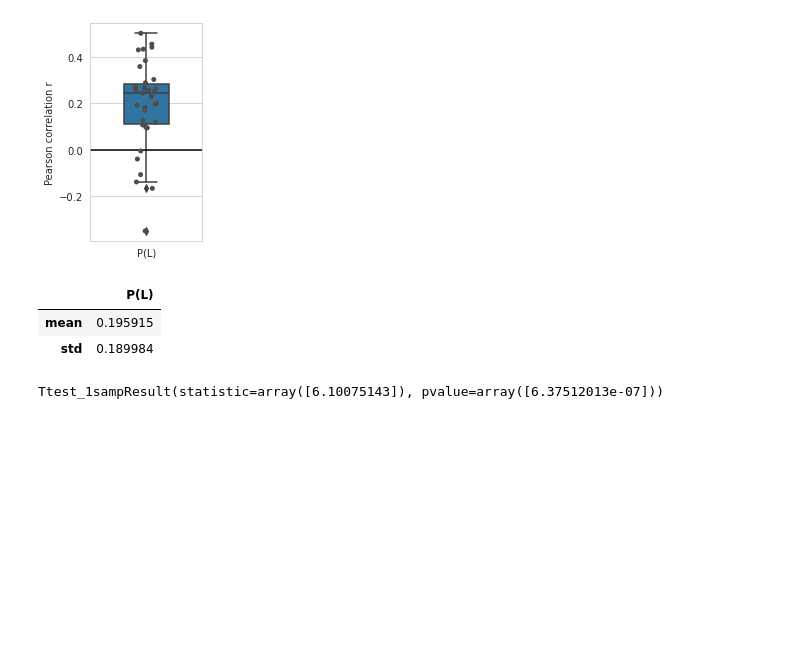
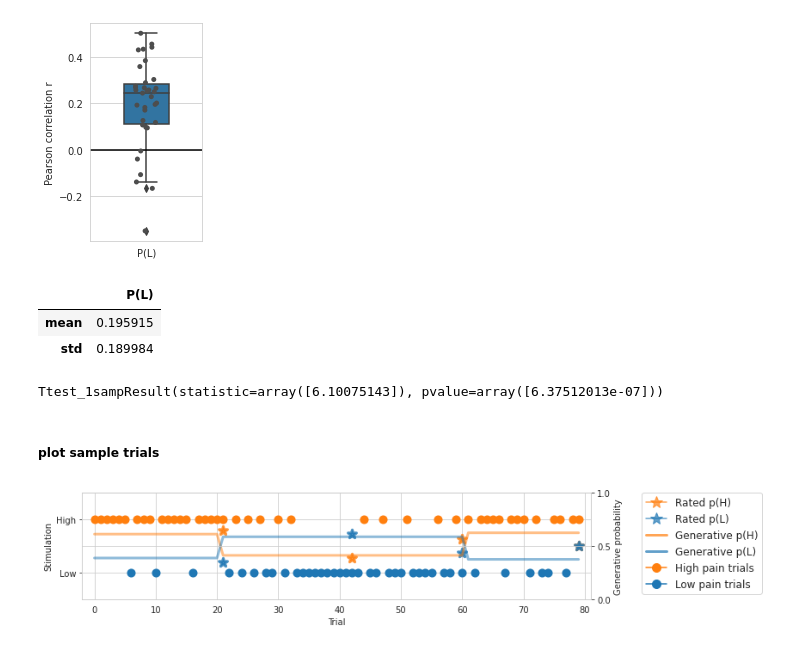
Before and after one commit to syzhang/tsl_hbi, a Jupyter notebook: behavioural/plot_behav.ipynb, the cells around one changed output. Cells and saved outputs as stored; diff of their text form; code cells hidden in the pictures; blank space fills up the shorter version.

Commit message:
plot behav example

```diff
--- a/behavioural/plot_behav.ipynb
+++ b/behavioural/plot_behav.ipynb
@@ -188,3 +188,11 @@ dfm_sj.agg(['mean', 'std'])
 stats.ttest_1samp(dfm_sj, 0)
 # %% [output]
 Ttest_1sampResult(statistic=array([6.10075143]), pvalue=array([6.37512013e-07]))
+# %% [markdown]
+##### plot sample trials
+# %%
+df_gm = pd.read_csv('../data/fmri_behavioural_new.csv')
+df_gm['gen_p1g1'] = 1 - df_gm['gen_p2g1']
+df_gm['gen_p2g2'] = 1 - df_gm['gen_p1g2']
+df_gm['gen_p1'] = (df_gm['gen_p1g1'] + df_gm['gen_p1g2'])/(df_gm['gen_p1g1'] + df_gm['gen_p1g2']+df_gm['gen_p2g1'] + df_gm['gen_p2g2'])
+df_gm['gen_p2'] = (df_gm['gen_p2g1'] + df_gm['gen_p2g2'])/(df_gm['gen_p1g1'] + df_gm['gen_p1g2']+df_gm['gen_p2g1'] + df_gm['gen_p2g2'])
@@ -190,0 +264,4 @@ Ttest_1sampResult(statistic=array([6.10075143]), pvalue=array([6.37512013e-07]))
+# %%
+plot_data(df_gm.iloc[:80], order=0)
+# %% [output]
+[figure, added]
```
Also changed, not shown: parts of 1 cell of this notebook, 3 other files.
